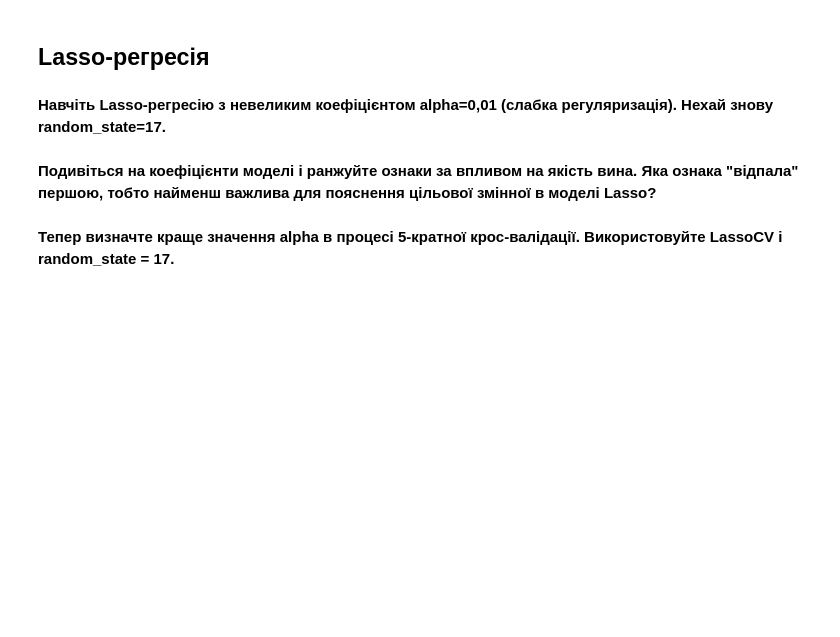
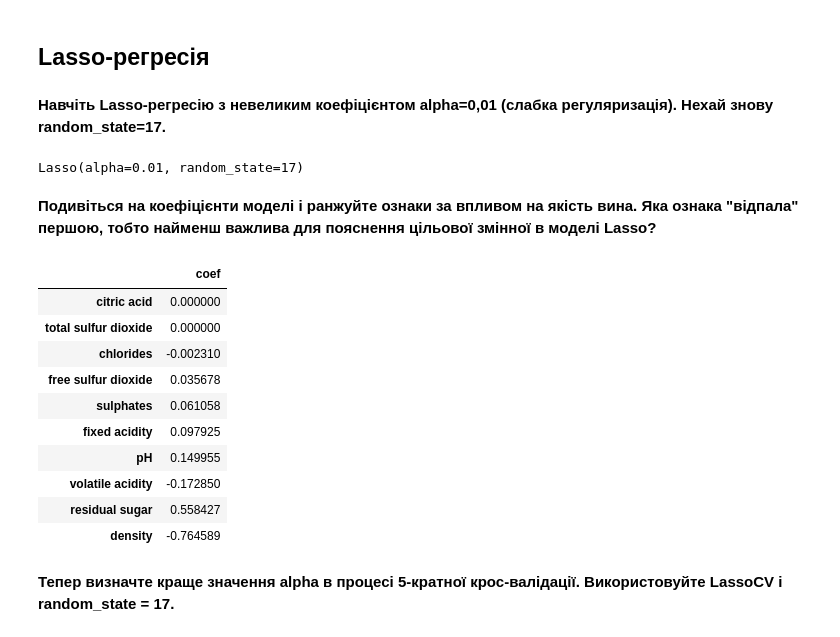
Before and after one commit to Kenobi-Knobs/DataScienceSSUCourse, a Jupyter notebook: ODZ/module_tests_1_2.ipynb, the cells around one changed output. Cells and saved outputs as stored; diff of their text form; code cells hidden in the pictures; blank space fills up the shorter version.

```diff
--- a/ODZ/module_tests_1_2.ipynb
+++ b/ODZ/module_tests_1_2.ipynb
@@ -109,2 +123,7 @@ lasso1.fit # Ваш код тут
+# %%
+lasso1 = Lasso(alpha=0.01, random_state=17)
+lasso1.fit(X_train_scaled, y_train)
+# %% [output]
+Lasso(alpha=0.01, random_state=17)
 # %% [markdown]
 **Подивіться на коефіцієнти моделі і ранжуйте ознаки за впливом на якість вина. Яка ознака "відпала" першою, тобто найменш важлива для пояснення цільової змінної в моделі Lasso?**
@@ -114,3 +130,18 @@ lasso1_coef.sort_values # Ваш код тут
+# %%
+lasso1_coef = pd.DataFrame(data=lasso1.coef_, index=X_train.columns, columns=['coef'])
+lasso1_coef.reindex(lasso1_coef.coef.abs().sort_values().index)
+# %% [output]
+|  | coef |
+| citric acid | 0.000000 |
+| total sulfur dioxide | 0.000000 |
+| chlorides | -0.002310 |
+| free sulfur dioxide | 0.035678 |
+| sulphates | 0.061058 |
+| fixed acidity | 0.097925 |
+| pH | 0.149955 |
+| volatile acidity | -0.172850 |
+| residual sugar | 0.558427 |
+| density | -0.764589 |
 # %% [markdown]
 **Тепер визначте краще значення alpha в процесі 5-кратної крос-валідації. Використовуйте LassoCV і random_state = 17.**
 # %%
```
Also changed, not shown: parts of 26 cells of this notebook.
